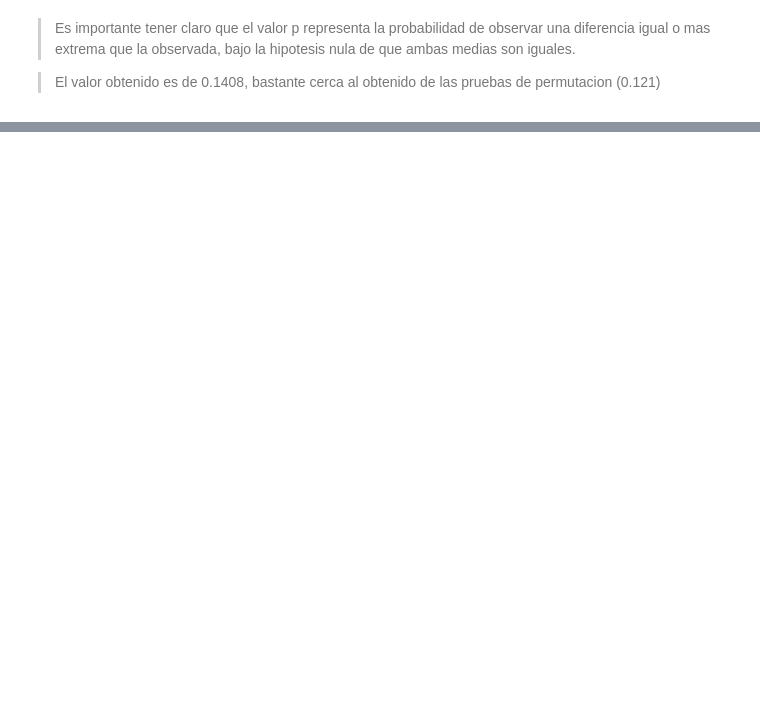
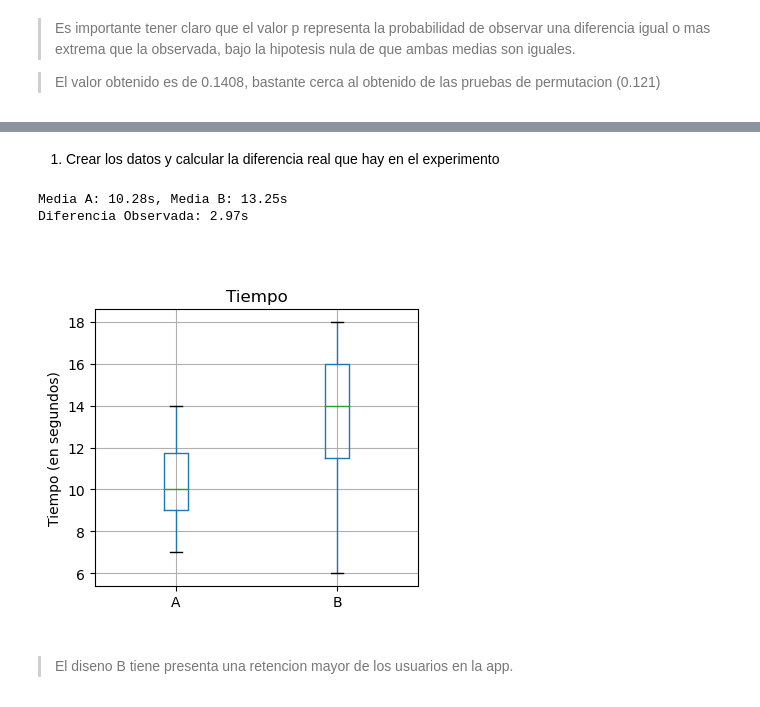
Before and after one commit to jbernalg/Learning_Data, a Jupyter notebook: Statistical_Practice_Book/cap_3.ipynb, the cells around one changed output, grey strips where cells are left out. Saved outputs shown, nothing was run; the diff lists cells and outputs as text; code cells hidden in the pictures; blank space fills up the shorter version.

```diff
--- a/Statistical_Practice_Book/cap_3.ipynb
+++ b/Statistical_Practice_Book/cap_3.ipynb
@@ -219,0 +226,34 @@ p valor para un solo lado del test: 0.1408
+# %% [markdown]
+1. Crear los datos y calcular la diferencia real que hay en el experimento
+# %%
+# tiempo en segundos pasados en la app
+tiempo_A = [8, 10, 9, 12, 11, 7, 13, 9, 10, 8, 14, 11, 9, 12, 10, 13, 8, 11]
+tiempo_B = [10, 8, 15, 14, 16, 12, 18, 6, 17, 13, 14, 16]
+
+# crear dataframe
+df = pd.DataFrame({
+    'Tiempo': tiempo_A + tiempo_B,
+    'Diseno': ['A']*18 + ['B']*12
+})
+
+# calcular medias y la diferencia observada
+mean_a = df[df.Diseno == 'A'].Tiempo.mean()
+mean_b = df[df.Diseno == 'B'].Tiempo.mean()
+obs_diff = mean_b - mean_a
+print(f'Media A: {mean_a:.2f}s, Media B: {mean_b:.2f}s')
+print(f'Diferencia Observada: {obs_diff:.2f}s')
+# %% [output]
+Media A: 10.28s, Media B: 13.25s
+Diferencia Observada: 2.97s
+# %%
+# crear boxplot del tiempo de cada pagina
+ax = df.boxplot(by='Diseno', column='Tiempo', figsize=(4,4))
+ax.set_xlabel(' ')
+ax.set_ylabel('Tiempo (en segundos)')
+plt.suptitle(' ')
+plt.tight_layout()
+plt.show()
+# %% [output]
+[figure, added]
+# %% [markdown]
+> El diseno B tiene presenta una retencion mayor de los usuarios en la app.
```
Also changed, not shown: parts of 6 cells of this notebook.
